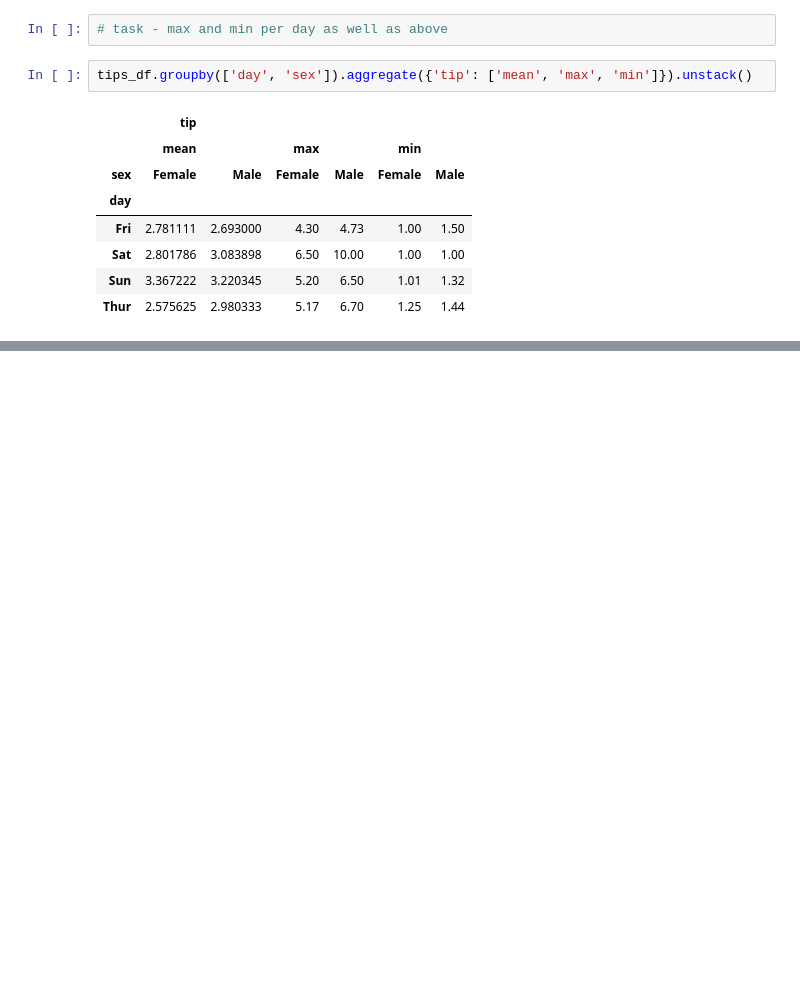
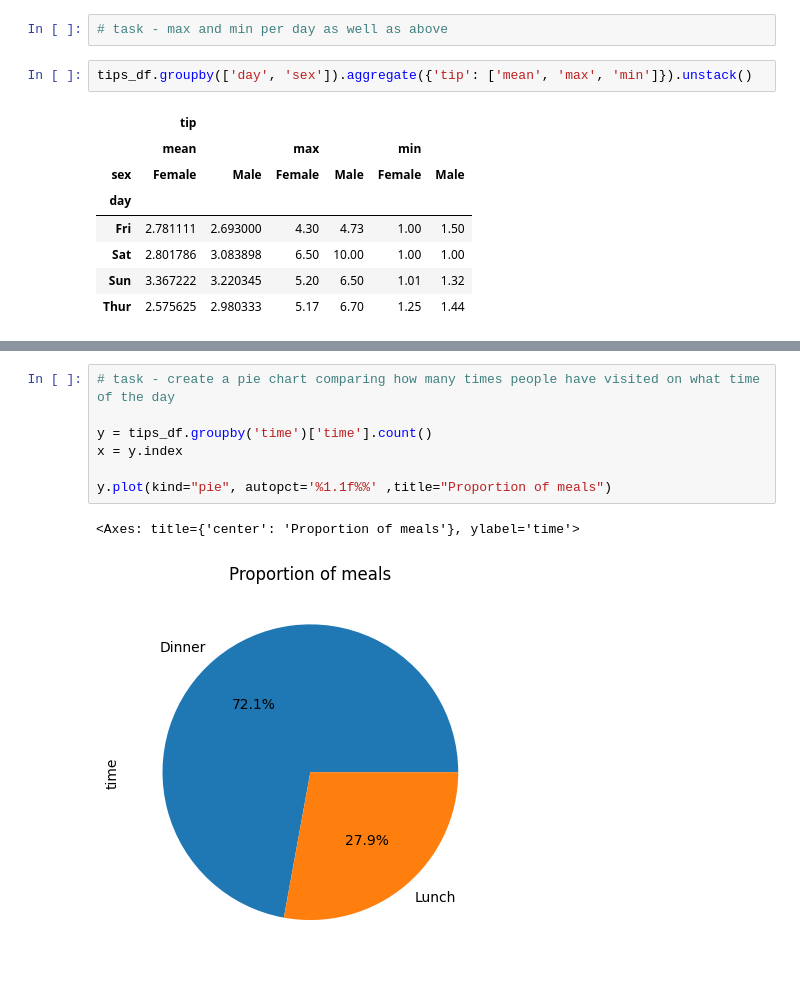
Before and after one commit to gemmaporrill1/replit, a Jupyter notebook: day_16_pandas_intro.ipynb, the cells around one changed output, grey strips where cells are left out. Cells and saved outputs as stored; diff of their text form; blank space fills up the shorter version.

```diff
--- a/day_16_pandas_intro.ipynb
+++ b/day_16_pandas_intro.ipynb
@@ -525,0 +581,10 @@ tips_df.groupby(['day', 'sex']).aggregate({'tip': ['mean', 'max', 'min']}).unsta
+# %%
+# task - create a pie chart comparing how many times people have visited on what time of the day
+
+y = tips_df.groupby('time')['time'].count()
+x = y.index
+
+y.plot(kind="pie", autopct='%1.1f%%' ,title="Proportion of meals")
+# %% [output]
+<Axes: title={'center': 'Proportion of meals'}, ylabel='time'>
+[figure, added]
```
Also changed, not shown: parts of 18 cells of this notebook.
